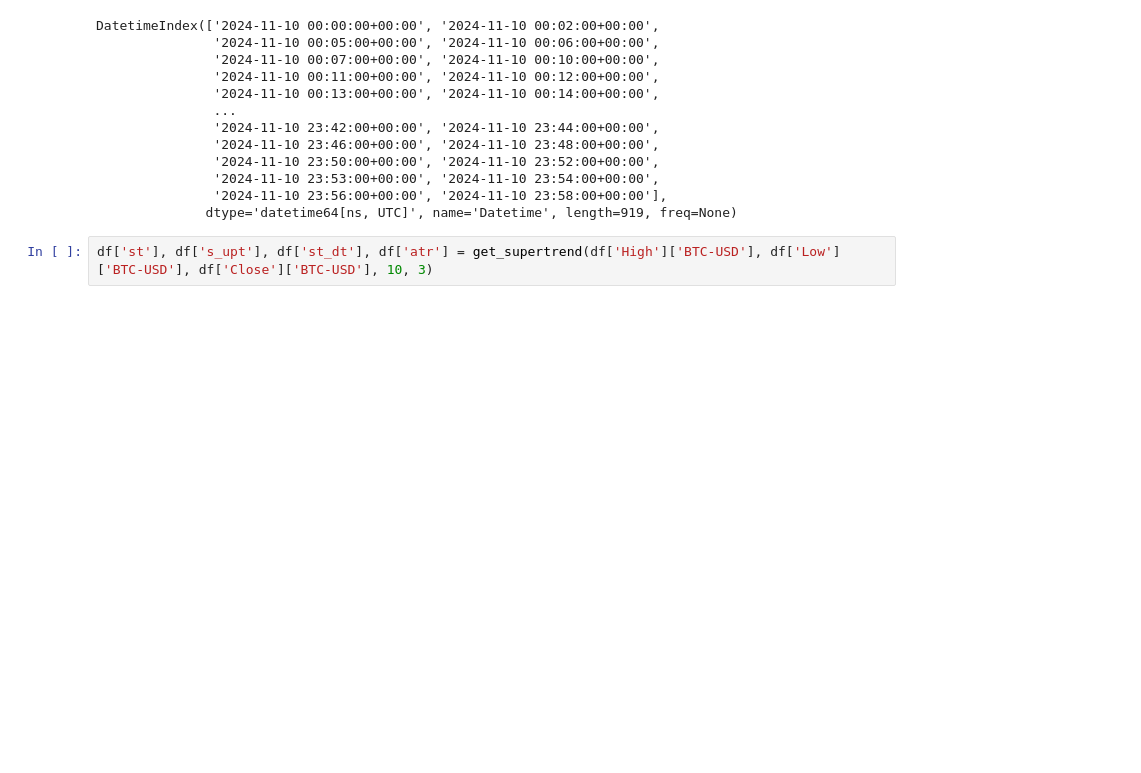
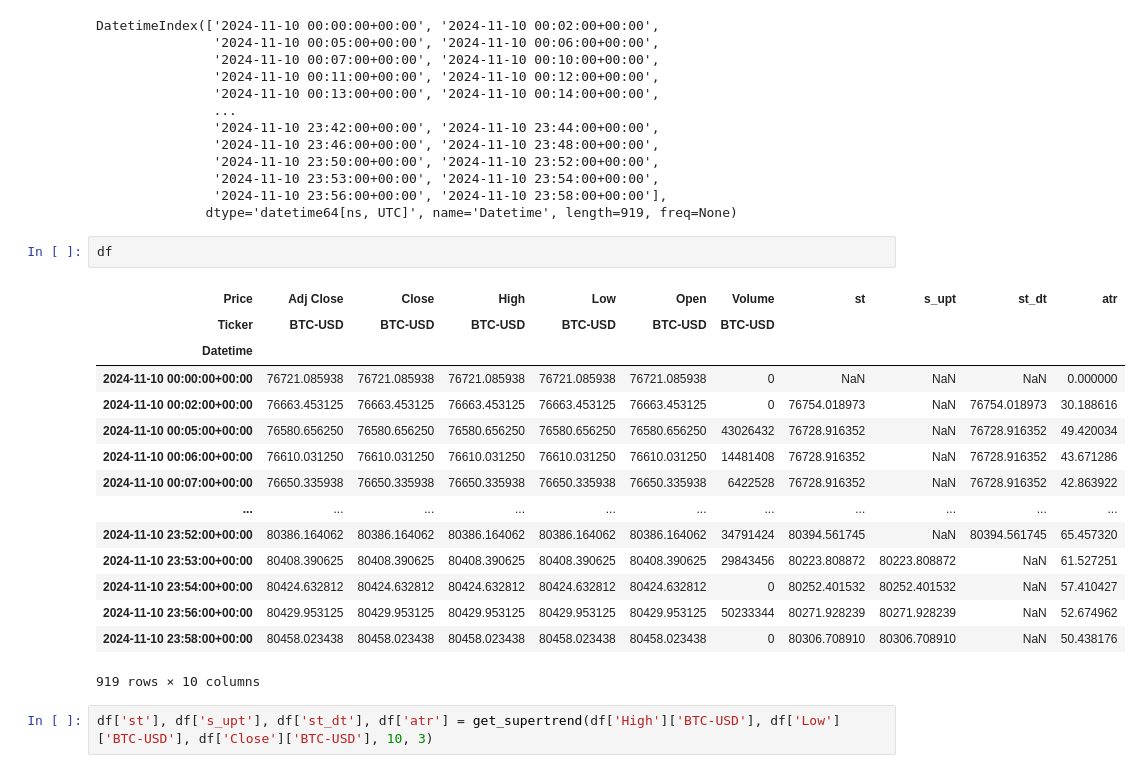
Before and after one commit to arinzingade/Quant-Projects, a Jupyter notebook: kca_strategies/one_percentile.ipynb, the cells around one changed output. Saved outputs shown, nothing was run; the diff lists cells and outputs as text; blank space fills up the shorter version.

```diff
--- a/kca_strategies/one_percentile.ipynb
+++ b/kca_strategies/one_percentile.ipynb
@@ -110,6 +110,24 @@ DatetimeIndex(['2024-11-10 00:00:00+00:00', '2024-11-10 00:02:00+00:00',
                '2024-11-10 23:53:00+00:00', '2024-11-10 23:54:00+00:00',
                '2024-11-10 23:56:00+00:00', '2024-11-10 23:58:00+00:00'],
               dtype='datetime64[ns, UTC]', name='Datetime', length=919, freq=None)
+# %%
+df
+# %% [output]
+| Price | Adj Close | Close | High | Low | Open | Volume | st | s_upt | st_dt | atr |
+| Ticker | BTC-USD | BTC-USD | BTC-USD | BTC-USD | BTC-USD | BTC-USD |  |  |  |  |
+| Datetime |  |  |  |  |  |  |  |  |  |  |
+| 2024-11-10 00:00:00+00:00 | 76721.085938 | 76721.085938 | 76721.085938 | 76721.085938 | 76721.085938 | 0 | NaN | NaN | NaN | 0.000000 |
+| 2024-11-10 00:02:00+00:00 | 76663.453125 | 76663.453125 | 76663.453125 | 76663.453125 | 76663.453125 | 0 | 76754.018973 | NaN | 76754.018973 | 30.188616 |
+| 2024-11-10 00:05:00+00:00 | 76580.656250 | 76580.656250 | 76580.656250 | 76580.656250 | 76580.656250 | 43026432 | 76728.916352 | NaN | 76728.916352 | 49.420034 |
+| 2024-11-10 00:06:00+00:00 | 76610.031250 | 76610.031250 | 76610.031250 | 76610.031250 | 76610.031250 | 14481408 | 76728.916352 | NaN | 76728.916352 | 43.671286 |
+| 2024-11-10 00:07:00+00:00 | 76650.335938 | 76650.335938 | 76650.335938 | 76650.335938 | 76650.335938 | 6422528 | 76728.916352 | NaN | 76728.916352 | 42.863922 |
+| ... | ... | ... | ... | ... | ... | ... | ... | ... | ... | ... |
+| 2024-11-10 23:52:00+00:00 | 80386.164062 | 80386.164062 | 80386.164062 | 80386.164062 | 80386.164062 | 34791424 | 80394.561745 | NaN | 80394.561745 | 65.457320 |
+| 2024-11-10 23:53:00+00:00 | 80408.390625 | 80408.390625 | 80408.390625 | 80408.390625 | 80408.390625 | 29843456 | 80223.808872 | 80223.808872 | NaN | 61.527251 |
+| 2024-11-10 23:54:00+00:00 | 80424.632812 | 80424.632812 | 80424.632812 | 80424.632812 | 80424.632812 | 0 | 80252.401532 | 80252.401532 | NaN | 57.410427 |
+| 2024-11-10 23:56:00+00:00 | 80429.953125 | 80429.953125 | 80429.953125 | 80429.953125 | 80429.953125 | 50233344 | 80271.928239 | 80271.928239 | NaN | 52.674962 |
+| 2024-11-10 23:58:00+00:00 | 80458.023438 | 80458.023438 | 80458.023438 | 80458.023438 | 80458.023438 | 0 | 80306.708910 | 80306.708910 | NaN | 50.438176 |
+919 rows × 10 columns
 # %%
 df['st'], df['s_upt'], df['st_dt'], df['atr'] = get_supertrend(df['High']['BTC-USD'], df['Low']['BTC-USD'], df['Close']['BTC-USD'], 10, 3)
 # %%
```
Also changed, not shown: 5 other files.
